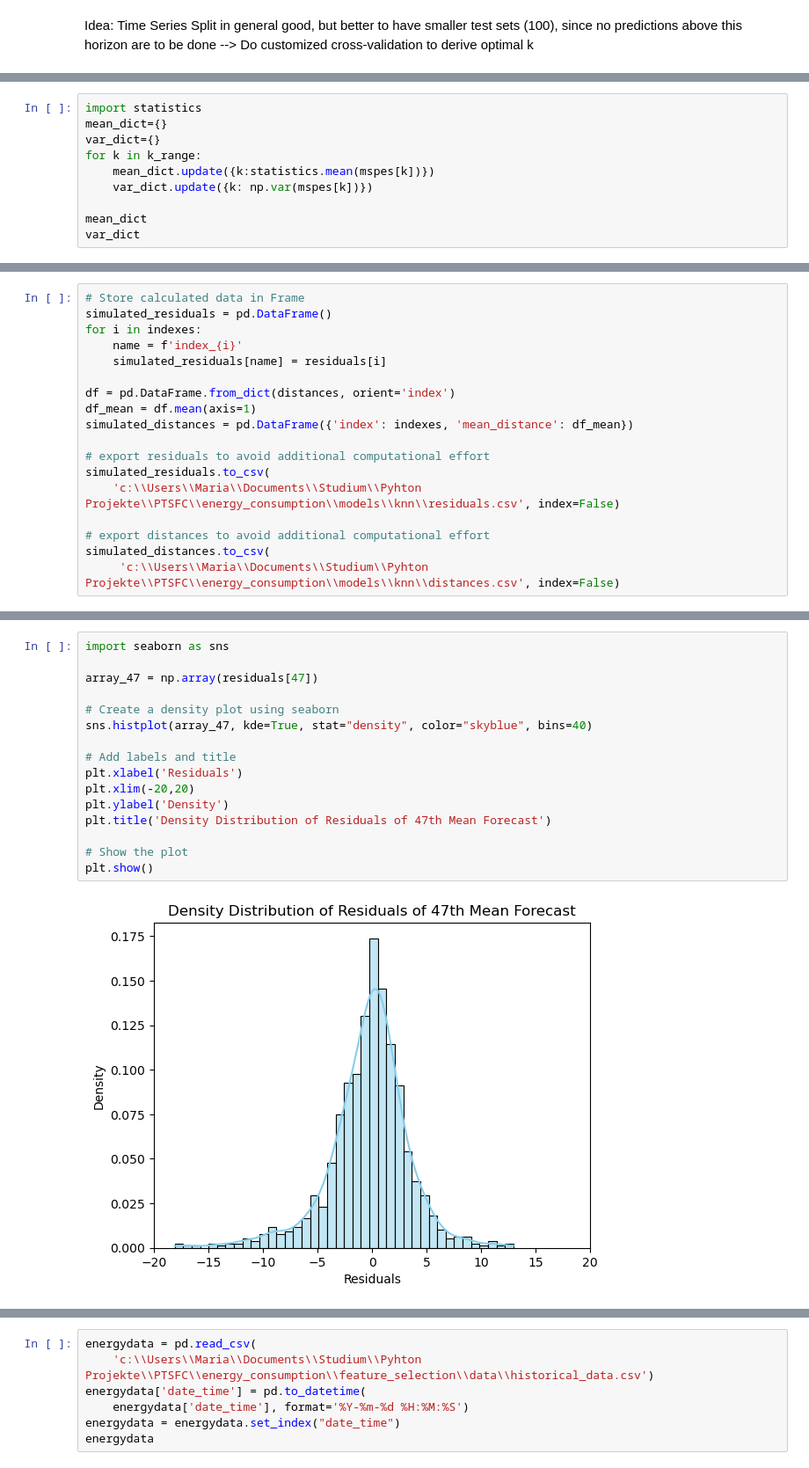
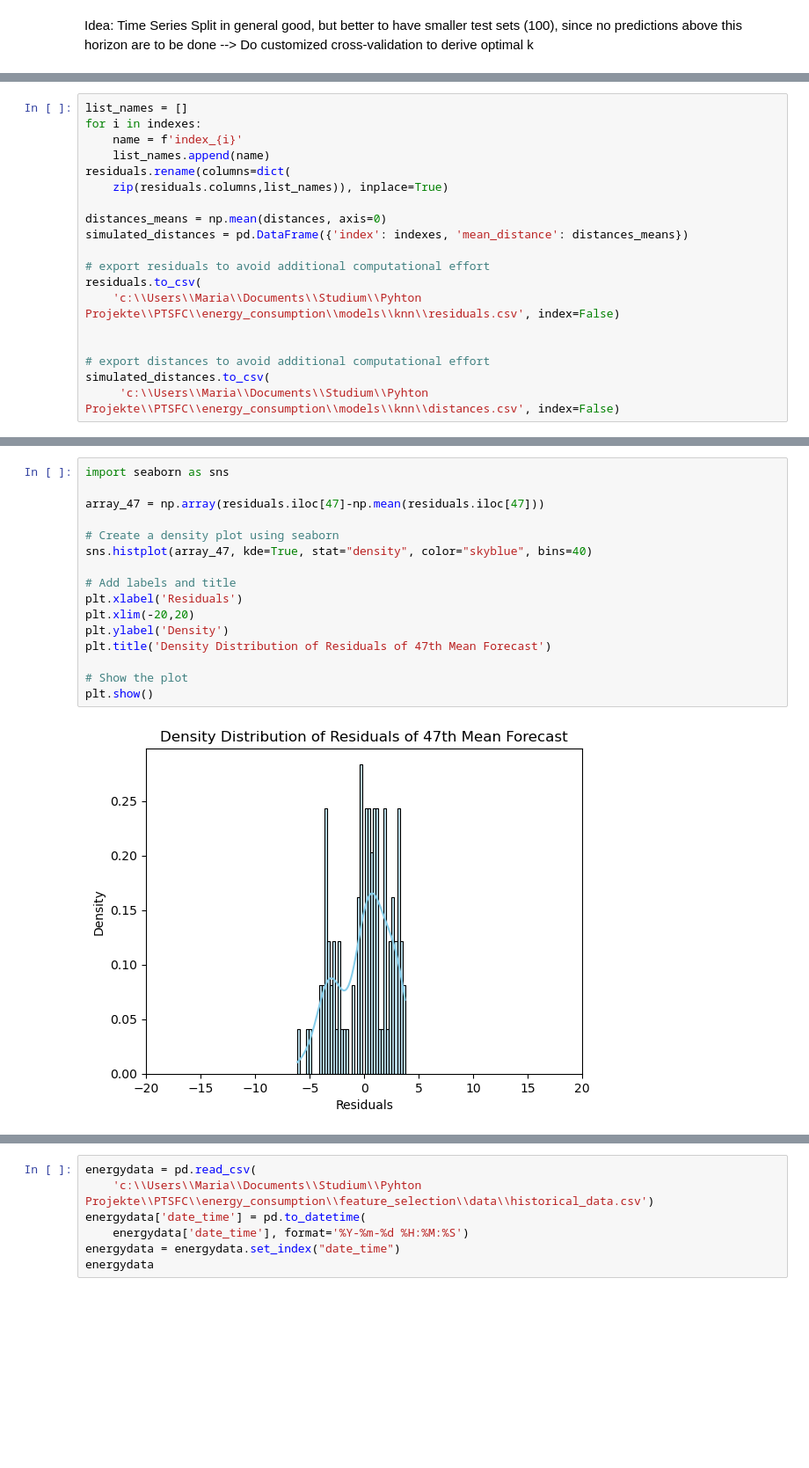
Before and after one commit to mweinreuter/PTSFC, a Jupyter notebook: energy_consumption/models/knn/knn.ipynb, the cells around one changed output, grey strips where cells are left out. Shown: that part at 88% size. Cells and saved outputs as stored; diff of their text form; blank space fills up the shorter version.

```diff
--- a/energy_consumption/models/knn/knn.ipynb
+++ b/energy_consumption/models/knn/knn.ipynb
@@ -174,10 +103,0 @@ start of round ------- 30 -----------
-# %%
-import statistics
-mean_dict={}
-var_dict={}
-for k in k_range:
-    mean_dict.update({k:statistics.mean(mspes[k])})
-    var_dict.update({k: np.var(mspes[k])})
-
-mean_dict
-var_dict
@@ -295,17 +352,18 @@ KeyboardInterrupt:
 # %%
-# Store calculated data in Frame
-simulated_residuals = pd.DataFrame()
+list_names = []
 for i in indexes:
     name = f'index_{i}'
-    simulated_residuals[name] = residuals[i]
+    list_names.append(name)
+residuals.rename(columns=dict(
+    zip(residuals.columns,list_names)), inplace=True)
 
-df = pd.DataFrame.from_dict(distances, orient='index')
-df_mean = df.mean(axis=1)
-simulated_distances = pd.DataFrame({'index': indexes, 'mean_distance': df_mean})
+distances_means = np.mean(distances, axis=0)
+simulated_distances = pd.DataFrame({'index': indexes, 'mean_distance': distances_means})
 
 # export residuals to avoid additional computational effort
-simulated_residuals.to_csv(
+residuals.to_csv(
     'c:\\Users\\Maria\\Documents\\Studium\\Pyhton Projekte\\PTSFC\\energy_consumption\\models\\knn\\residuals.csv', index=False)
+
 
 # export distances to avoid additional computational effort
 simulated_distances.to_csv(
@@ -335,18 +439,18 @@ Interesting:
 # %%
 import seaborn as sns
 
-array_47 = np.array(residuals[47])
+array_47 = np.array(residuals.iloc[47]-np.mean(residuals.iloc[47]))
 
 # Create a density plot using seaborn
 sns.histplot(array_47, kde=True, stat="density", color="skyblue", bins=40)
 
 # Add labels and title
 plt.xlabel('Residuals')
 plt.xlim(-20,20)
 plt.ylabel('Density')
 plt.title('Density Distribution of Residuals of 47th Mean Forecast')
 
 # Show the plot
 plt.show()
 # %% [output]
-[figure, old version]
+[figure, new version]
```
Also changed, not shown: parts of 27 cells of this notebook, 12 other files.
